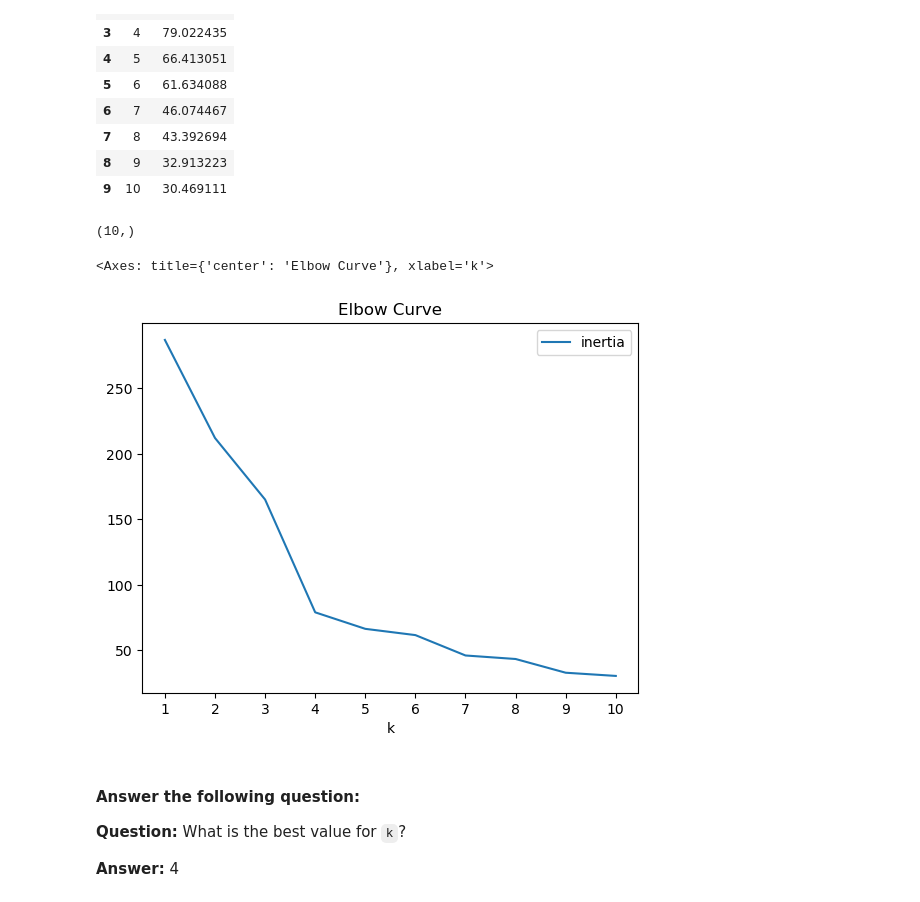
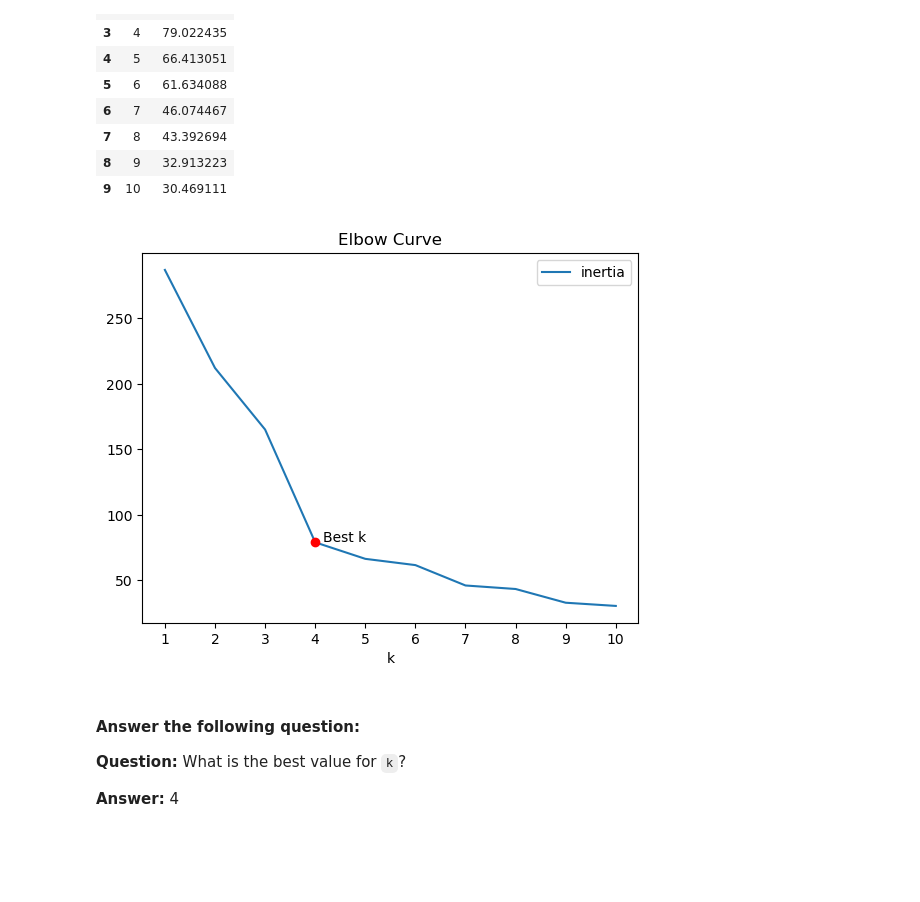
Before and after one commit to JimGile/CryptoClustering, a Jupyter notebook: notebooks/Crypto_Clustering.ipynb, the cells around one changed output. Drawn from its saved outputs; the diff is of its cells as text; code cells hidden in the pictures; blank space fills up the shorter version.

```diff
--- a/notebooks/Crypto_Clustering.ipynb
+++ b/notebooks/Crypto_Clustering.ipynb
@@ -6,7 +7,7 @@ from sklearn.decomposition import PCA
 from sklearn.preprocessing import StandardScaler
 # %%
 # Load the data into a Pandas DataFrame and make the index the "coin_id" column.
-market_data_df = pd.read_csv("Resources/crypto_market_data.csv", index_col="coin_id")
+market_data_df = pd.read_csv("../Resources/crypto_market_data.csv", index_col="coin_id")
 
 # Display sample data
 market_data_df.head(10)
@@ -69,29 +91,22 @@ scaled_market_data_df.head()
 # %%
 # Create a list with the number of k-values to try
 # Use a range from 1 to 11
-k_vals = list(range(1, 11))
 
 # Create an empty list to store the inertia values
-intertia_vals = []
 
 # Create a for loop to compute the inertia with each possible value of k
 # Inside the loop:
 # 1. Create a KMeans model using the loop counter for the n_clusters
 # 2. Fit the model to the data using the scaled DataFrame
 # 3. Append the model.inertia_ to the inertia list
-for k in k_vals:
-    k_model = KMeans(n_clusters=k, n_init='auto', random_state=1)
-    k_model.fit(scaled_market_data_df)
-    intertia_vals.append(k_model.inertia_)
 
 # Create a dictionary with the data to plot the Elbow curve
-elbow_dict = {'k': k_vals, 'inertia': intertia_vals}
 
-# Create a DataFrame with the data to plot the Elbow curve
-elbow_df = pd.DataFrame(elbow_dict)
+# Create a DataFrame with the data to plot the Elbow curve using the defined get_elbow_df() function
+# instead of the steps listed above
+elbow_df = get_elbow_df(1, 11, scaled_market_data_df)
 
 # Display the DataFrame
-# TODO: This output is not the same as the starter code.
 elbow_df
 # %% [output]
 |  | k | inertia |
@@ -105,7 +120,3 @@ elbow_df
 | 7 | 8 | 43.392694 |
 | 8 | 9 | 32.913223 |
 | 9 | 10 | 30.469111 |
-# %%
-elbow_df['inertia'].shape
-# %% [output]
-(10,)
@@ -112,13 +157,22 @@ elbow_df['inertia'].shape
+# %%
+# Define a function to plot the elbow curve with the best k value
+def plot_elbow_curve(elbow_df: pd.DataFrame) -> None:
+    # Plot the elbow curve
+    axs: Axes = elbow_df.plot.line(x='k',
+                                    y='inertia',
+                                    title='Elbow Curve',
+                                    xticks=elbow_df['k'].values)
+    # Add the best k value
+    x = get_best_k(elbow_df)
+    y = elbow_df['inertia'][x-1]
+    axs.plot(x, y, 'ro')
+    axs.annotate('Best k', xy=(x, y), xytext=(x+0.15, y+0.15))
 # %%
 # Plot a line chart with all the inertia values computed with
 # the different values of k to visually identify the optimal value for k.
-elbow_df.plot.line(x='k',
-                   y='inertia',
-                   title='Elbow Curve',
-                   xticks=k_vals)
+plot_elbow_curve(elbow_df)
 # %% [output]
-<Axes: title={'center': 'Elbow Curve'}, xlabel='k'>
-[figure, old version]
+[figure, new version]
 # %% [markdown]
 #### Answer the following question:
 **Question:** What is the best value for `k`?
```
Also changed, not shown: parts of 21 cells of this notebook.
